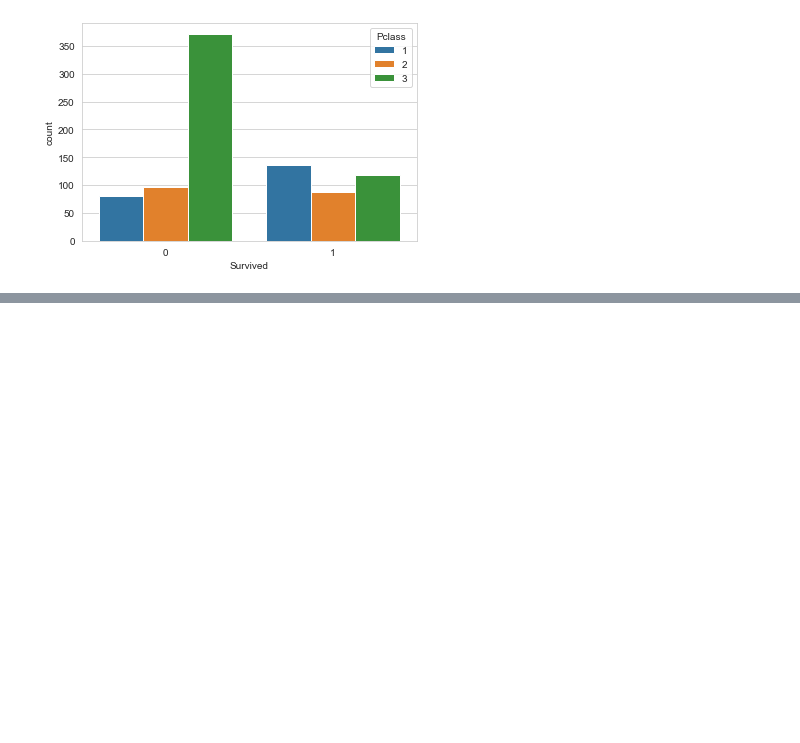
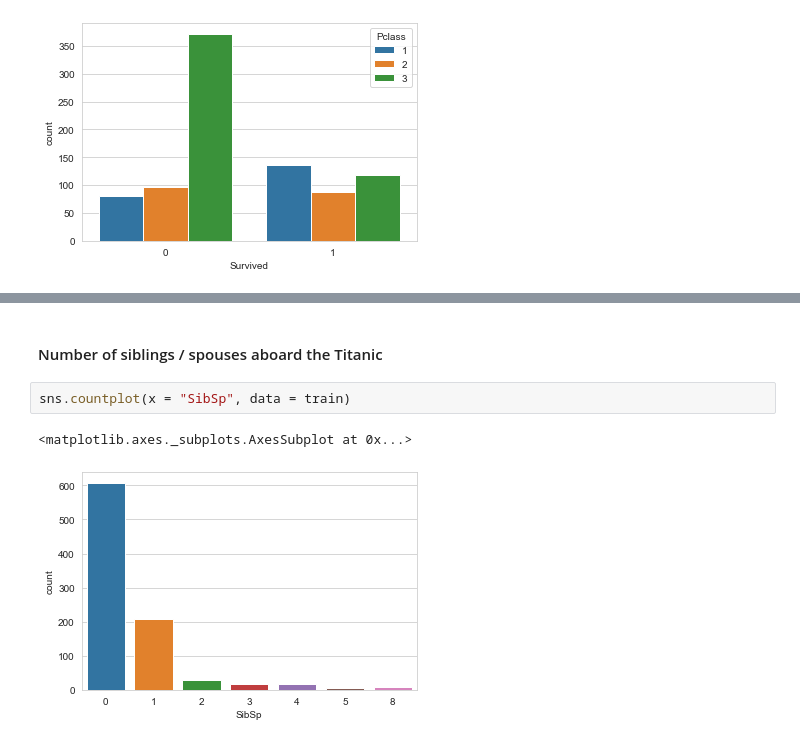
Before and after one commit to taraxdev/Titanic-Survival-Exploration, a Jupyter notebook: Titanic Exploratory Data Analysis.ipynb, the cells around one changed output, grey strips where cells are left out. Drawn from its saved outputs; the diff is of its cells as text; blank space fills up the shorter version.

```diff
--- a/Titanic Exploratory Data Analysis.ipynb
+++ b/Titanic Exploratory Data Analysis.ipynb
@@ -73,0 +92,7 @@ ak.set(xlabel = "Age", ylabel = "Number of deaths")
+# %% [markdown]
+#### Number of siblings / spouses aboard the Titanic
+# %%
+sns.countplot(x = "SibSp", data = train)
+# %% [output]
+<matplotlib.axes._subplots.AxesSubplot at 0x...>
+[figure, added]
```
Also changed, not shown: parts of 32 cells of this notebook.
